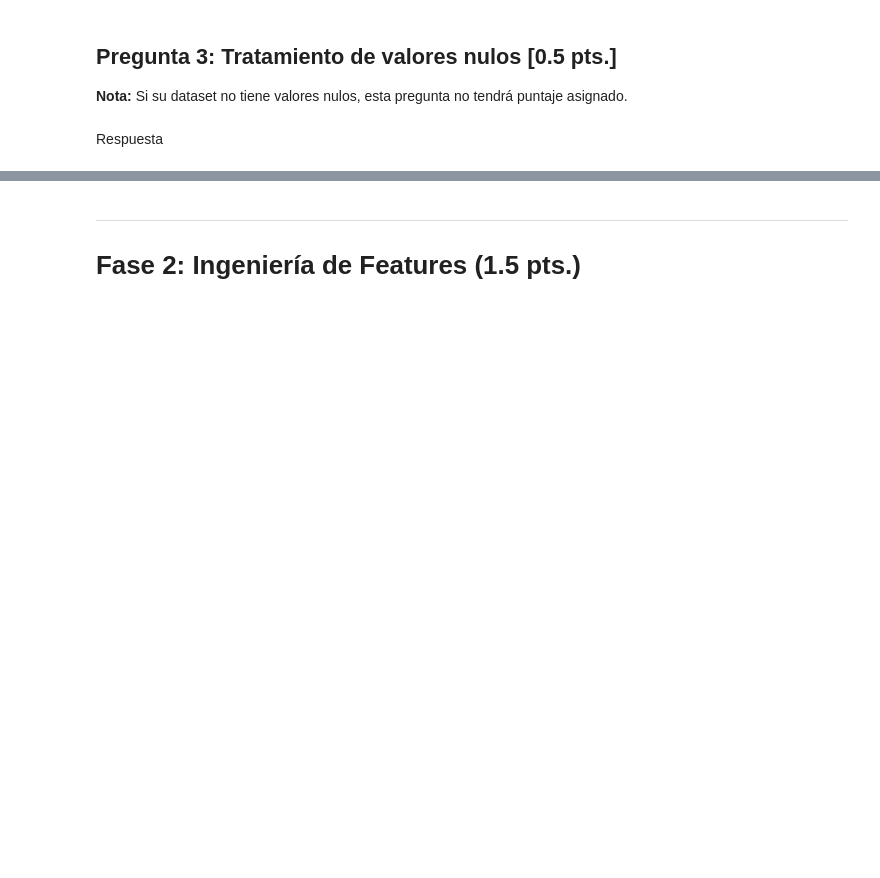
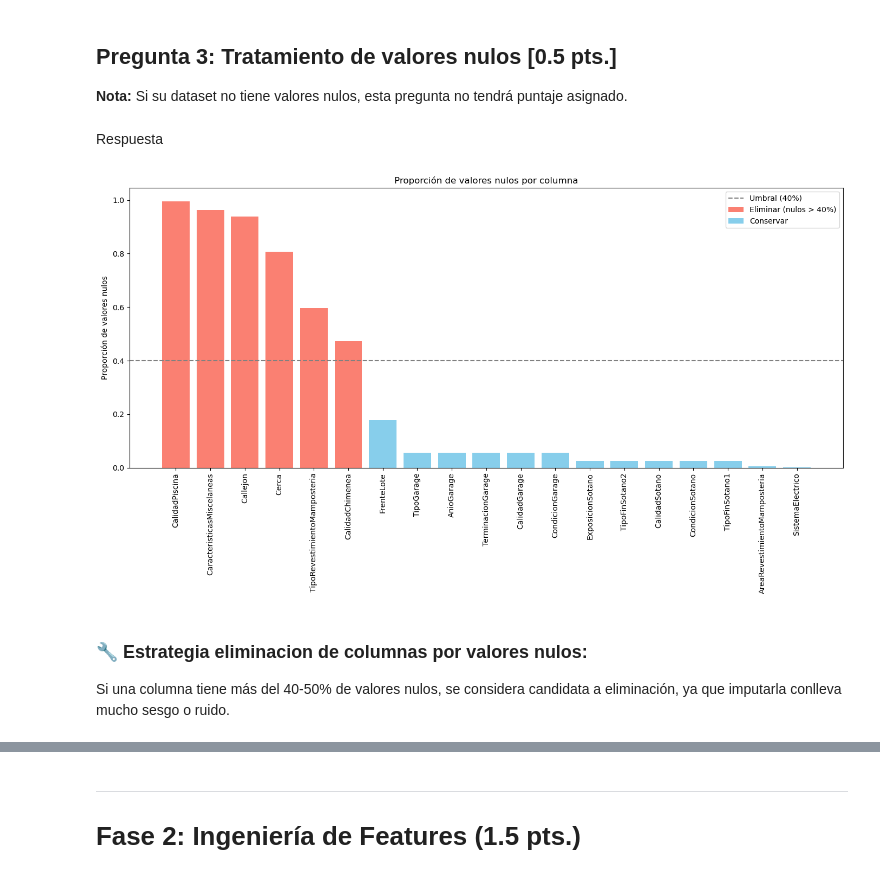
Before and after one commit to fperezcanales/house-prices-advanced-regression-techniques, a Jupyter notebook: Base Evaluación Práctica 1.ipynb, the cells around one changed output, grey strips where cells are left out. Cells and saved outputs as stored; diff of their text form; code cells hidden in the pictures; blank space fills up the shorter version.

```diff
--- a/Base Evaluación Práctica 1.ipynb
+++ b/Base Evaluación Práctica 1.ipynb
@@ -65,2 +83,7 @@ np.random.seed(RNG_SEED)
+# %%
+import pandas as pd
+
+url = "https://raw.githubusercontent.com/fperezcanales/house-prices-advanced-regression-techniques/eda/train.csv"
+df = pd.read_csv(url)
 # %% [markdown]
 ### 1.3 Carga del Dataset
@@ -88,0 +232,40 @@ Respuesta
+# %%
+import pandas as pd
+import matplotlib.pyplot as plt
+
+# Calcular proporción de valores nulos
+null_ratios = df.isnull().mean()
+
+# Filtrar columnas que tengan al menos un nulo
+null_ratios = null_ratios[null_ratios > 0]
+
+# Orden descendente
+null_ratios = null_ratios.sort_values(ascending=False)
+
+# Umbral para eliminación
+umbral = 0.4
+cols_a_eliminar = null_ratios[null_ratios > umbral]
+cols_a_conservar = null_ratios[null_ratios <= umbral]
+
+# Graficar
+plt.figure(figsize=(14, 8))
+
+# Barras por encima del umbral (en rojo)
+plt.bar(cols_a_eliminar.index, cols_a_eliminar.values, label='Eliminar (nulos > 40%)', color='salmon')
+
+# Barras por debajo o igual al umbral (en azul)
+plt.bar(cols_a_conservar.index, cols_a_conservar.values, label='Conservar', color='skyblue')
+
+# Líneas y etiquetas
+plt.axhline(y=umbral, color='gray', linestyle='--', label=f'Umbral ({umbral*100:.0f}%)')
+plt.xticks(rotation=90)
+plt.ylabel('Proporción de valores nulos')
+plt.title('Proporción de valores nulos por columna')
+plt.legend()
+plt.tight_layout()
+plt.show()
+# %% [output]
+[figure, added]
+# %% [markdown]
+### 🔧 Estrategia eliminacion de columnas por valores nulos:
+Si una columna tiene más del 40-50% de valores nulos, se considera candidata a eliminación, ya que imputarla conlleva mucho sesgo o ruido.
```
Also changed, not shown: parts of 22 cells of this notebook.
